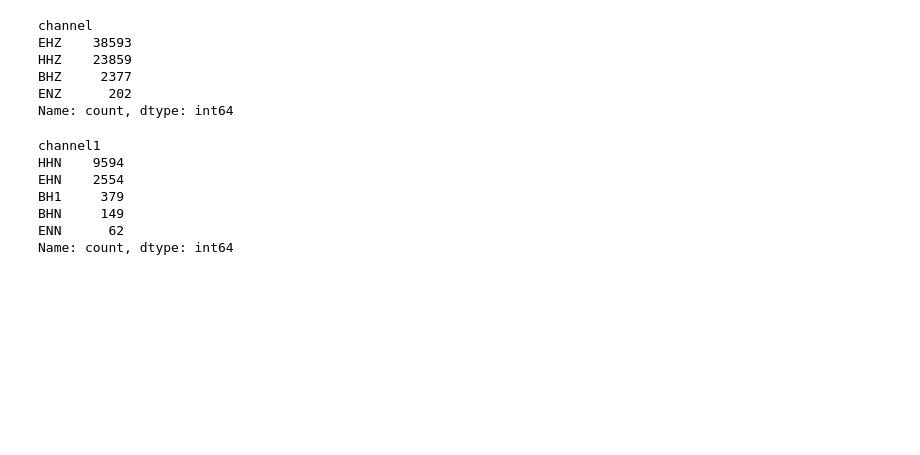
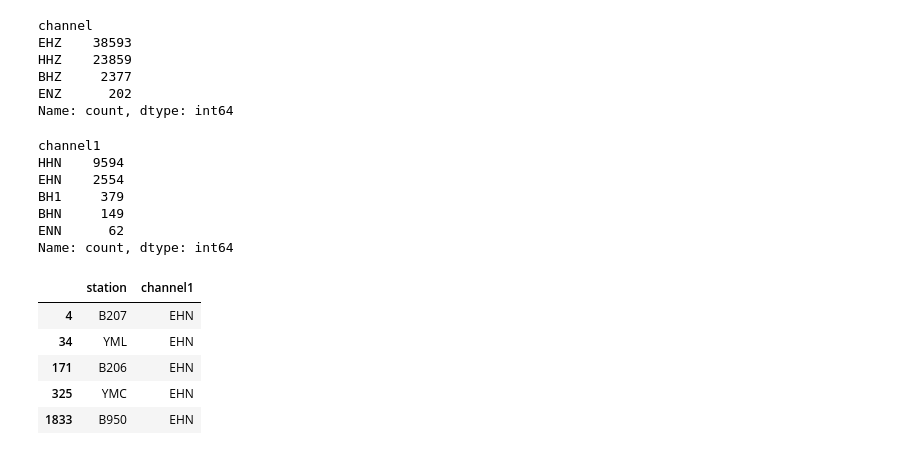
Before and after one commit to armstrong06/featmag, a Jupyter notebook: dataprocessing_notebooks/dataSplitsInfo.ipynb, the cells around one changed output. Cells and saved outputs as stored; diff of their text form; code cells hidden in the pictures; blank space fills up the shorter version.

```diff
--- a/dataprocessing_notebooks/dataSplitsInfo.ipynb
+++ b/dataprocessing_notebooks/dataSplitsInfo.ipynb
@@ -298,3 +306,12 @@ BH1     379
 BHN     149
 ENN      62
 Name: count, dtype: int64
+# %%
+s_sensors[s_sensors.channel1 == 'EHN']
+# %% [output]
+|  | station | channel1 |
+| 4 | B207 | EHN |
+| 34 | YML | EHN |
+| 171 | B206 | EHN |
+| 325 | YMC | EHN |
+| 1833 | B950 | EHN |
```
Also changed, not shown: parts of 2 cells of this notebook.
